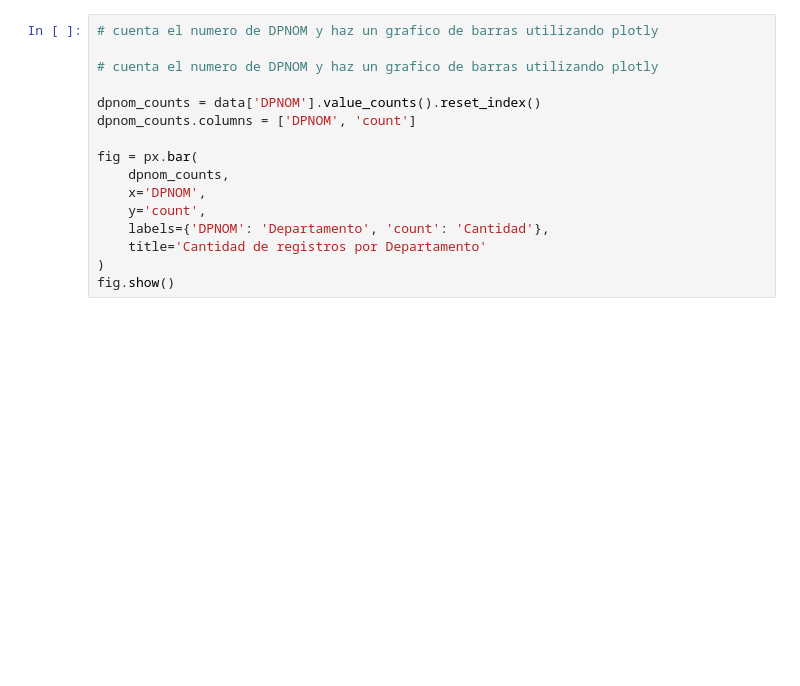
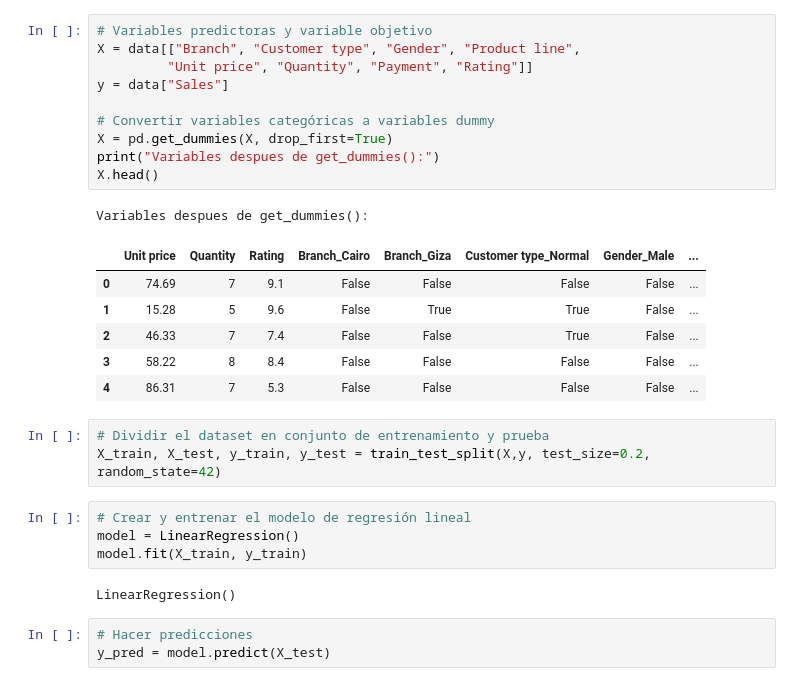
Before and after one commit to Alejndromaldonado/notebookweb, a Jupyter notebook: ejercicios.ipynb, the cells around one changed output. Cells and saved outputs as stored; diff of their text form; blank space fills up the shorter version.

```diff
--- a/ejercicios.ipynb
+++ b/ejercicios.ipynb
@@ -75,16 +56,30 @@ data.head(5)
-# %%
-# cuenta el numero de DPNOM y haz un grafico de barras utilizando plotly
-
-# cuenta el numero de DPNOM y haz un grafico de barras utilizando plotly
-
-dpnom_counts = data['DPNOM'].value_counts().reset_index()
-dpnom_counts.columns = ['DPNOM', 'count']
-
-fig = px.bar(
-    dpnom_counts,
-    x='DPNOM',
-    y='count',
-    labels={'DPNOM': 'Departamento', 'count': 'Cantidad'},
-    title='Cantidad de registros por Departamento'
-)
-fig.show()
+# %%
+# Variables predictoras y variable objetivo
+X = data[["Branch", "Customer type", "Gender", "Product line",
+         "Unit price", "Quantity", "Payment", "Rating"]]
+y = data["Sales"]
+
+# Convertir variables categóricas a variables dummy
+X = pd.get_dummies(X, drop_first=True)
+print("Variables despues de get_dummies():")
+X.head()
+# %% [output]
+Variables despues de get_dummies():
+|  | Unit price | Quantity | Rating | Branch_Cairo | Branch_Giza | Customer type_Normal | Gender_Male | ... |
+| 0 | 74.69 | 7 | 9.1 | False | False | False | False | ... |
+| 1 | 15.28 | 5 | 9.6 | False | True | True | False | ... |
+| 2 | 46.33 | 7 | 7.4 | False | False | True | False | ... |
+| 3 | 58.22 | 8 | 8.4 | False | False | False | False | ... |
+| 4 | 86.31 | 7 | 5.3 | False | False | False | False | ... |
+# %%
+# Dividir el dataset en conjunto de entrenamiento y prueba
+X_train, X_test, y_train, y_test = train_test_split(X,y, test_size=0.2, random_state=42)
+# %%
+# Crear y entrenar el modelo de regresión lineal
+model = LinearRegression()
+model.fit(X_train, y_train)
+# %% [output]
+LinearRegression()
+# %%
+# Hacer predicciones
+y_pred = model.predict(X_test)
```
Also changed, not shown: parts of 8 cells of this notebook, 2 other files.
